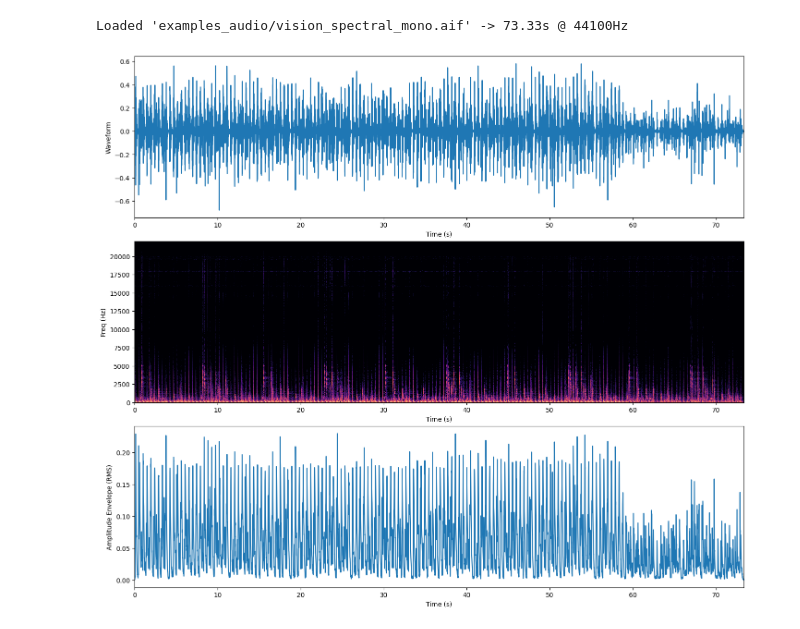
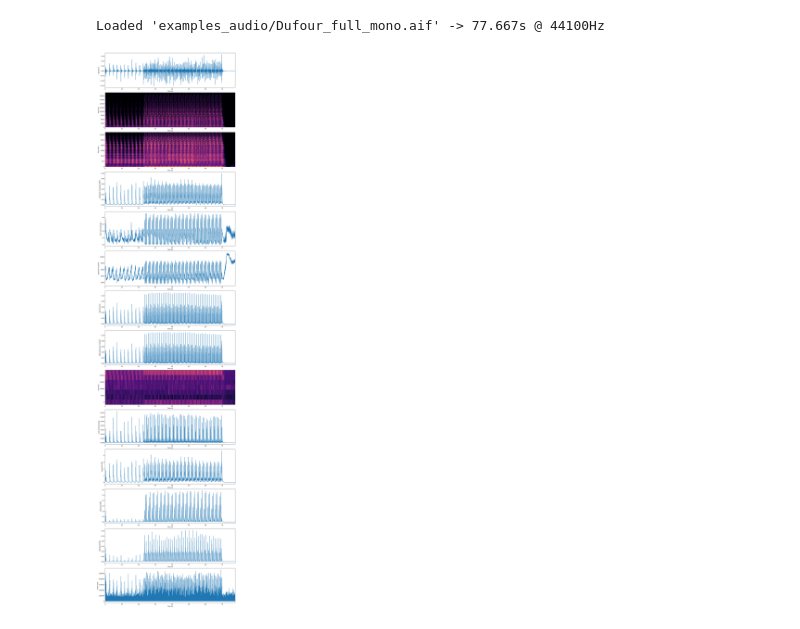
Before and after one commit to egorpol/beat_it, a Jupyter notebook: template_plot_features.ipynb, the cells around one changed output. Cells and saved outputs as stored; diff of their text form; code cells hidden in the pictures.

```diff
--- a/template_plot_features.ipynb
+++ b/template_plot_features.ipynb
@@ -9,43 +9,54 @@ output_notebook()
 # --- END BOKEH SETUP ---
 
 # --- CONFIGURATION ---
-AUDIO_PATH = 'examples_audio/vision_spectral_mono.aif'
+AUDIO_PATH = 'examples_audio/Dufour_full_mono.aif'
 HOP_LENGTH = 128
 N_FFT = 2048
 
+# --- TIME RANGE ---
+# Format: "HH:MM.SS-HH:MM.SS"
+# Example: "00:00.000-00:20.000"
+# If you want to plot the entire audio, use "None"
+# If you want to plot a specific part of the audio, use the start and end times
+
+TIME_RANGE = None
+
 # 1. Load the audio file
-y, sr = load_audio(AUDIO_PATH)
+y, sr = load_audio(AUDIO_PATH, time_range=TIME_RANGE)
 
 # 2. Define which features you want to compute and plot
 
-# Features: 'waveform', 'stft_db', 'spec_db', 'amplitude_envelope', 'zero_crossing_rate',
+# Features: 'waveform', 'stft_db', 'amplitude_envelope', 'zero_crossing_rate',
 # 'spectral_centroid', 'spectral_flux', 'high_frequency_content', 'spectral_contrast', 'cqt_flux',
 # 'melspectrogram', 'rms_low', 'rms_mid', 'rms_high'
 
-FEATURES_TO_PLOT = ['waveform', 'stft_db', 'amplitude_envelope']
+FEATURES_TO_PLOT = ['waveform', 'stft_db', 'melspectrogram', 'amplitude_envelope', 'zero_crossing_rate',
+'spectral_centroid', 'spectral_flux', 'high_frequency_content', 'spectral_contrast', 'cqt_flux',
+'rms_low', 'rms_mid', 'rms_high', 'phase_flux']
 
 # 3. COMPUTE THE FEATURES from the audio signal
 # This will return a dictionary like {'waveform': [...], 'stft_db': [...], ...}
 feature_data = extract_features(
     y=y,
     sr=sr,
     hop_length=HOP_LENGTH,
     n_fft=N_FFT
 )
 
 # 4. Set the backend for the inline display: 'matplotlib' or 'bokeh'
 PLOTTING_BACKEND = 'matplotlib'
 
 # 5. Plot the computed features
 visualize_features(
     features=feature_data,
     sr=sr,
     hop_length=HOP_LENGTH,
     features_to_plot=FEATURES_TO_PLOT,
-    backend=PLOTTING_BACKEND
+    backend=PLOTTING_BACKEND,
+    time_range=TIME_RANGE
 )
 # %% [output]
 [interactive output not drawn]
 [interactive output not drawn]
-Loaded 'examples_audio/vision_spectral_mono.aif' -> 73.33s @ 44100Hz
+Loaded 'examples_audio/Dufour_full_mono.aif' -> 77.667s @ 44100Hz
-[figure, old version]
+[figure, new version]
```
Also changed, not shown: 9 other files.
